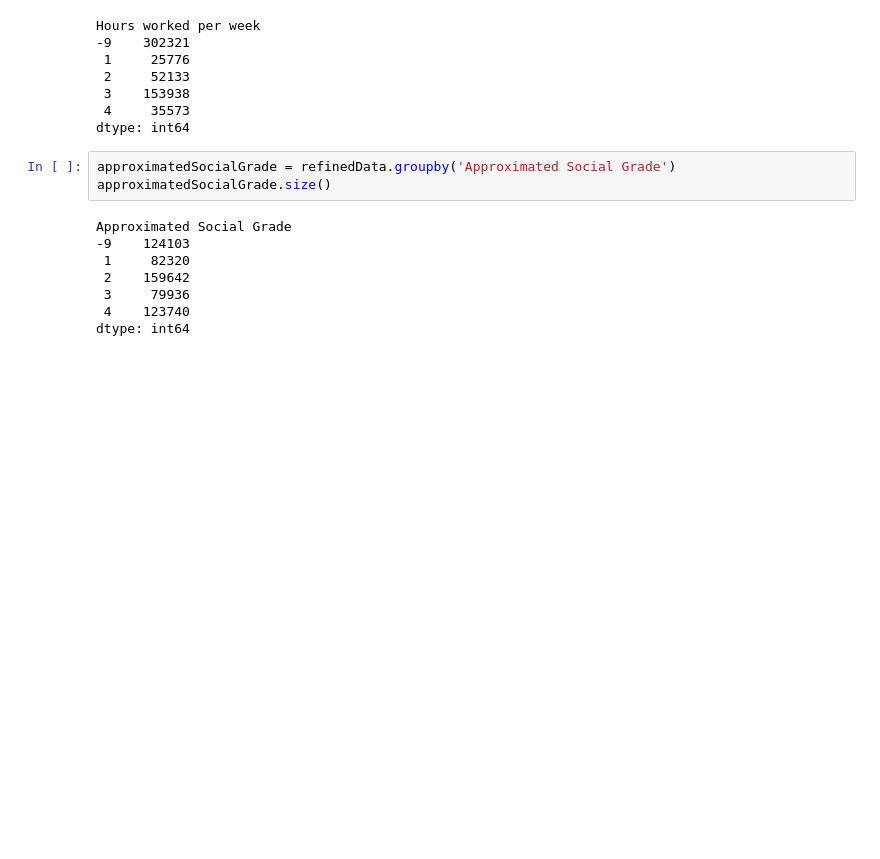
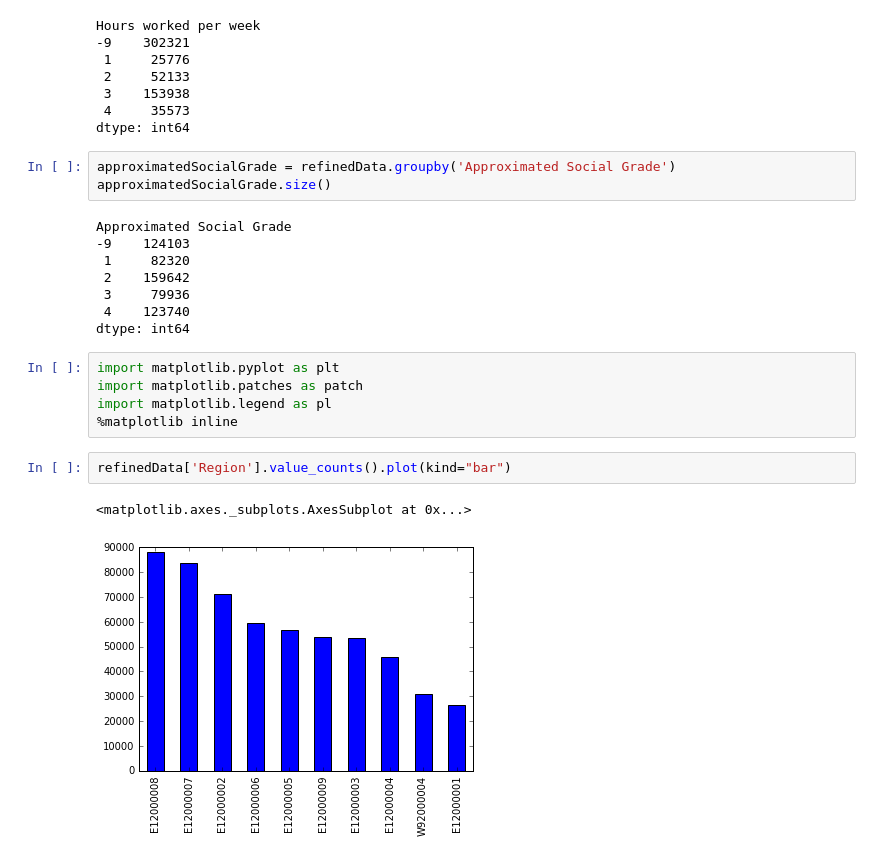
Before and after one commit to Essymay/CS2006p3, a Jupyter notebook: census2011.ipynb, the cells around one changed output. Drawn from its saved outputs; the diff is of its cells as text; blank space fills up the shorter version.

Commit message:
Adding charts

```diff
--- a/census2011.ipynb
+++ b/census2011.ipynb
@@ -290,3 +290,13 @@ Approximated Social Grade
  3     79936
  4    123740
 dtype: int64
+# %%
+import matplotlib.pyplot as plt
+import matplotlib.patches as patch
+import matplotlib.legend as pl
+%matplotlib inline
+# %%
+refinedData['Region'].value_counts().plot(kind="bar")
+# %% [output]
+<matplotlib.axes._subplots.AxesSubplot at 0x...>
+[figure, added]
```
Also changed, not shown: parts of 3 cells of this notebook.
